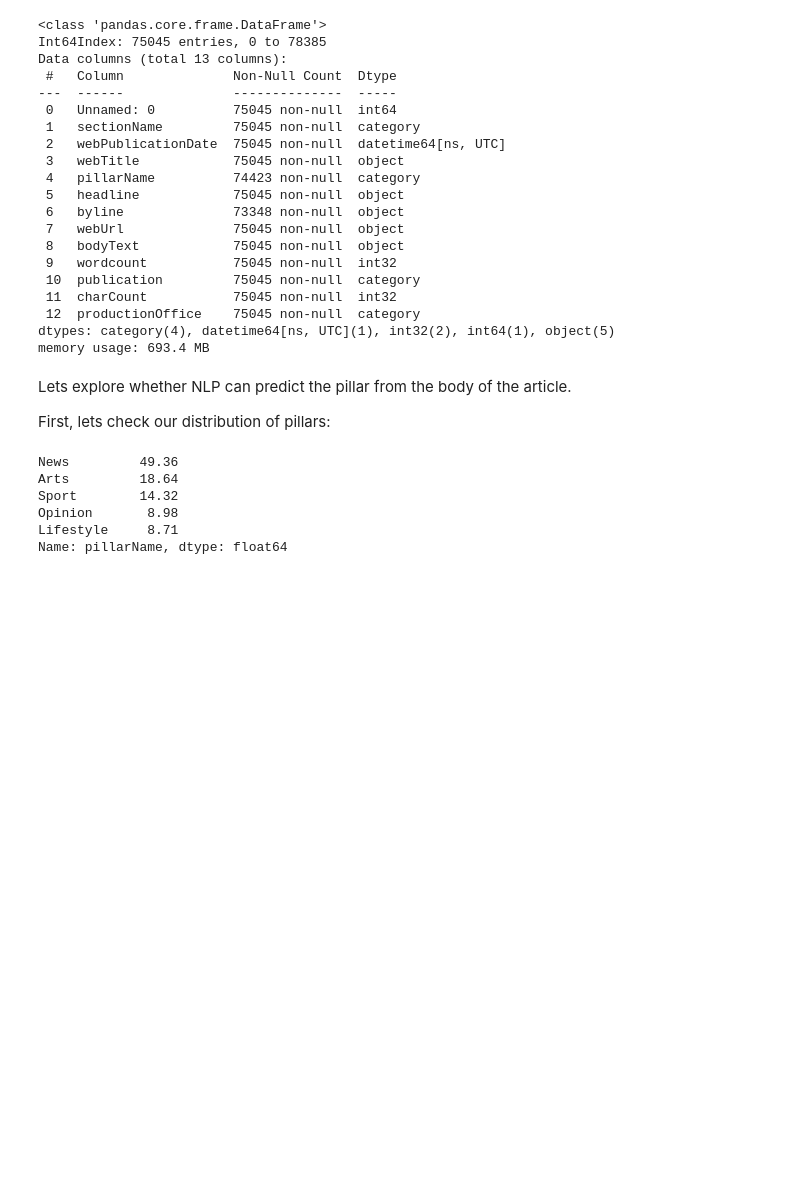
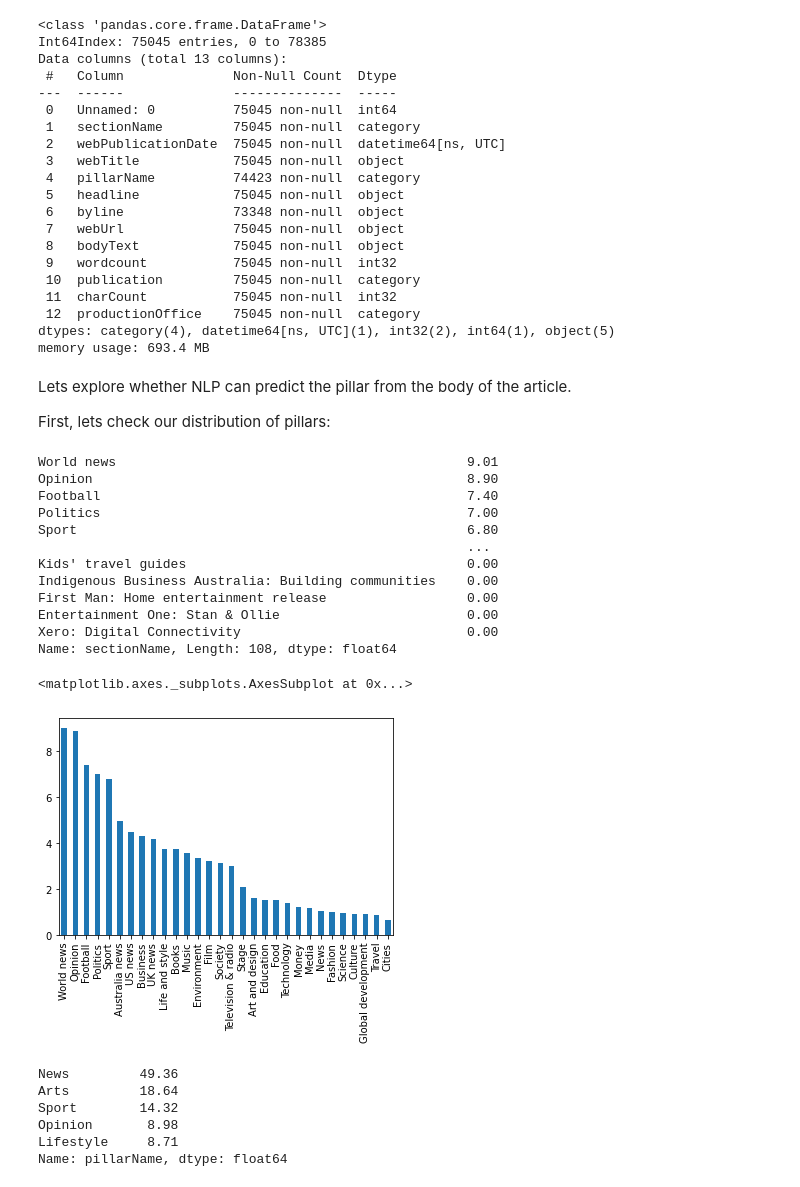
Before and after one commit to TSGreen/newspaper-content-nlp-project, a Jupyter notebook: notebooks/exploratory_nlp.ipynb, the cells around one changed output. Saved outputs shown, nothing was run; the diff lists cells and outputs as text; code cells hidden in the pictures; blank space fills up the shorter version.

```diff
--- a/notebooks/exploratory_nlp.ipynb
+++ b/notebooks/exploratory_nlp.ipynb
@@ -70,6 +70,25 @@ def category_percentage(dataframe, column):
 Lets explore whether NLP can predict the pillar from the body of the article.
 
 First, lets check our distribution of pillars:
+# %%
+pillar_pc = category_percentage(df, 'sectionName')
+print(pillar_pc)
+pillar_pc.head(30).plot.bar()
+# %% [output]
+World news                                             9.01
+Opinion                                                8.90
+Football                                               7.40
+Politics                                               7.00
+Sport                                                  6.80
+                                                       ...
+Kids' travel guides                                    0.00
+Indigenous Business Australia: Building communities    0.00
+First Man: Home entertainment release                  0.00
+Entertainment One: Stan & Ollie                        0.00
+Xero: Digital Connectivity                             0.00
+Name: sectionName, Length: 108, dtype: float64
+<matplotlib.axes._subplots.AxesSubplot at 0x...>
+[figure, added]
 # %%
 pillar_pc = category_percentage(df, 'pillarName')
 print(pillar_pc)
```
Also changed, not shown: parts of 30 cells of this notebook.
